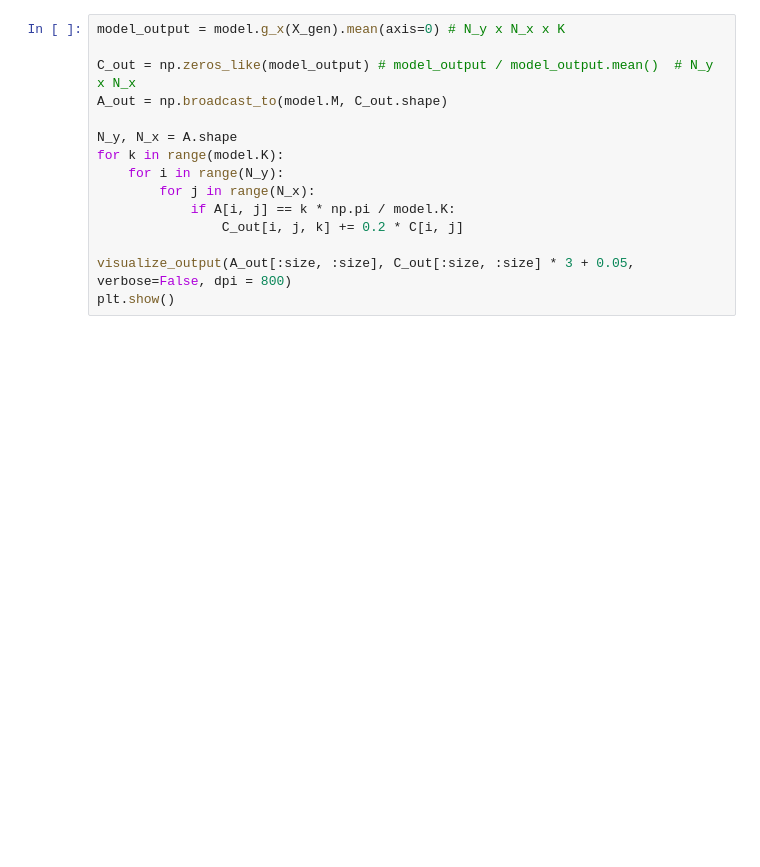
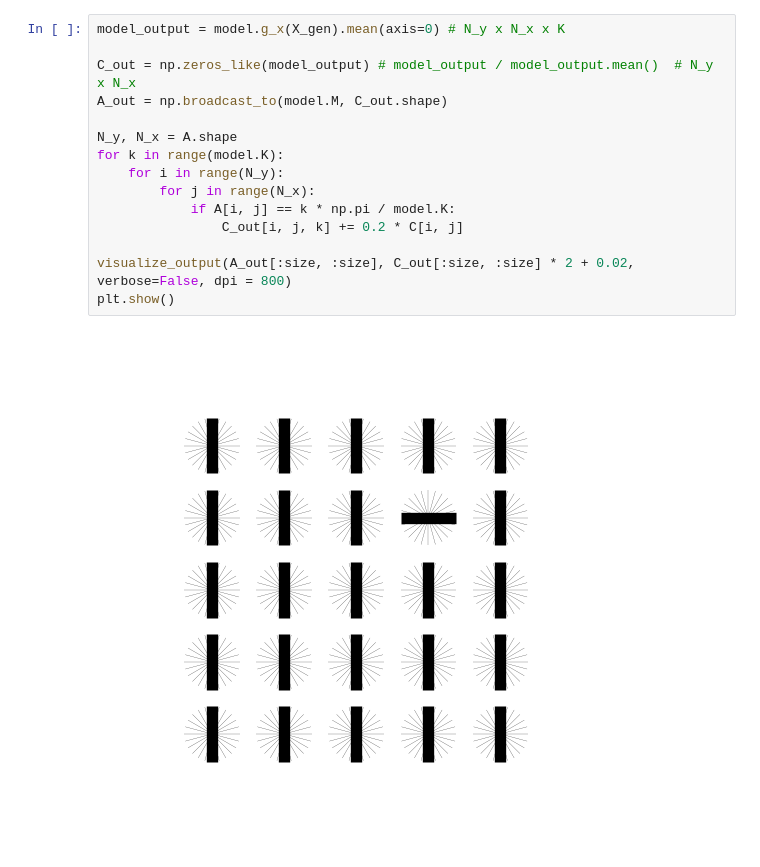
Before and after one commit to iakioh/V1SH_model, a Jupyter notebook: src/experiments/presentation_example.ipynb, the cells around one changed output. Drawn from its saved outputs; the diff is of its cells as text; blank space fills up the shorter version.

```diff
--- a/src/experiments/presentation_example.ipynb
+++ b/src/experiments/presentation_example.ipynb
@@ -34,18 +48,20 @@ plt.show()
 # %%
 model_output = model.g_x(X_gen).mean(axis=0) # N_y x N_x x K
 
 C_out = np.zeros_like(model_output) # model_output / model_output.mean()  # N_y x N_x
 A_out = np.broadcast_to(model.M, C_out.shape)
 
 N_y, N_x = A.shape
 for k in range(model.K):
     for i in range(N_y):
         for j in range(N_x):
             if A[i, j] == k * np.pi / model.K:
                 C_out[i, j, k] += 0.2 * C[i, j]
 
-visualize_output(A_out[:size, :size], C_out[:size, :size] * 3 + 0.05, verbose=False, dpi = 800)
+visualize_output(A_out[:size, :size], C_out[:size, :size] * 2 + 0.02, verbose=False, dpi = 800)
 plt.show()
+# %% [output]
+[figure, added]
 # %%
 model_output = model.g_x(X_gen).mean(axis=0) # N_y x N_x x K
 C_out = model_output / model_output.mean()  # N_y x N_x
```
Also changed, not shown: parts of 12 cells of this notebook, 3 other files.
